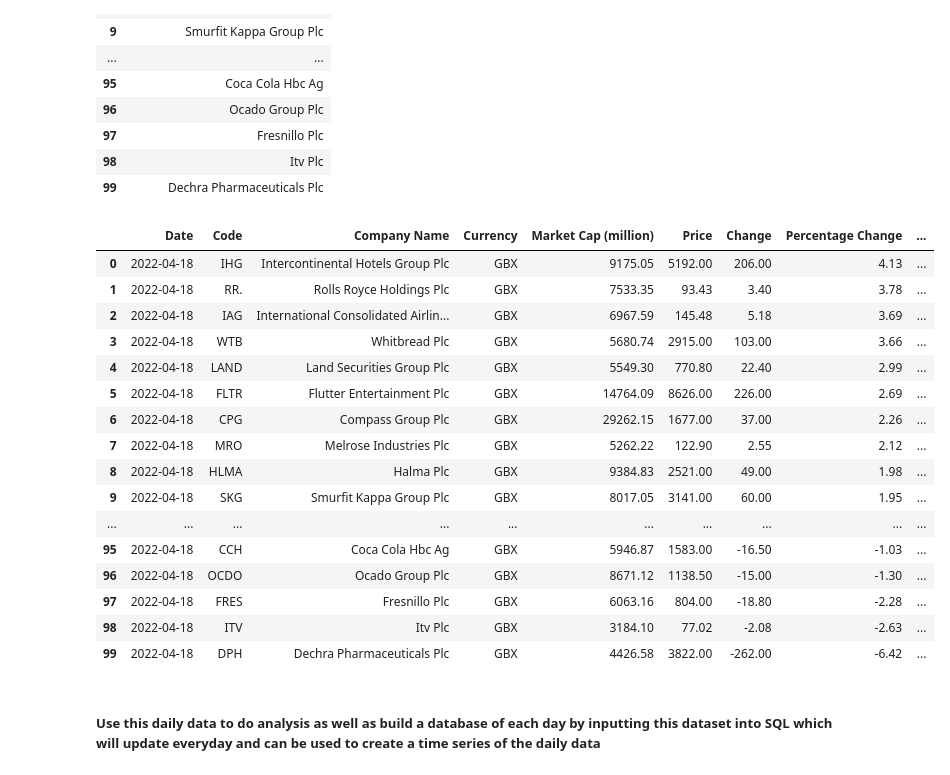
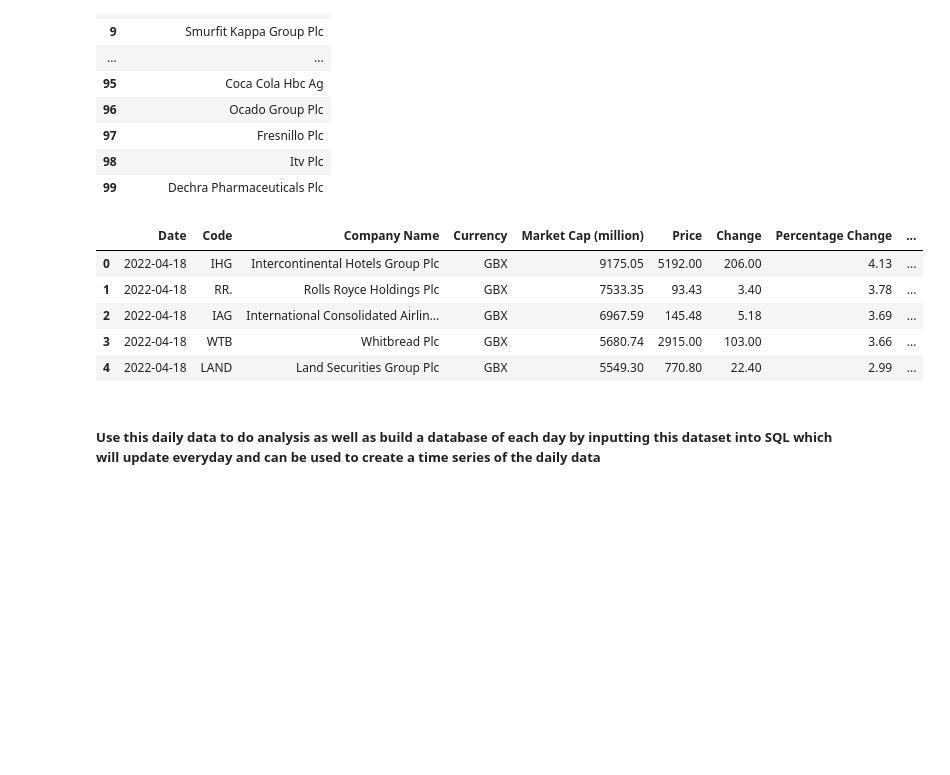
Before and after one commit to aaAbdulkadir/DataPortfolio, a Jupyter notebook: beautifulsoup.ipynb, the cells around one changed output. Drawn from its saved outputs; the diff is of its cells as text; code cells hidden in the pictures; blank space fills up the shorter version.

```diff
--- a/beautifulsoup.ipynb
+++ b/beautifulsoup.ipynb
@@ -463,25 +463,14 @@ pd.DataFrame([rename(x) for x in final_link_list])
 | 99 | Dechra Pharmaceuticals Plc |
 # %%
 daily_FTSE['Company Name'] = pd.DataFrame([rename(x) for x in final_link_list])
-daily_FTSE
+daily_FTSE.head(5)
 # %% [output]
 |  | Date | Code | Company Name | Currency | Market Cap (million) | Price | Change | Percentage Change | ... |
 | 0 | 2022-04-18 | IHG | Intercontinental Hotels Group Plc | GBX | 9175.05 | 5192.00 | 206.00 | 4.13 | ... |
 | 1 | 2022-04-18 | RR. | Rolls Royce Holdings Plc | GBX | 7533.35 | 93.43 | 3.40 | 3.78 | ... |
 | 2 | 2022-04-18 | IAG | International Consolidated Airlin... | GBX | 6967.59 | 145.48 | 5.18 | 3.69 | ... |
 | 3 | 2022-04-18 | WTB | Whitbread Plc | GBX | 5680.74 | 2915.00 | 103.00 | 3.66 | ... |
 | 4 | 2022-04-18 | LAND | Land Securities Group Plc | GBX | 5549.30 | 770.80 | 22.40 | 2.99 | ... |
-| 5 | 2022-04-18 | FLTR | Flutter Entertainment Plc | GBX | 14764.09 | 8626.00 | 226.00 | 2.69 | ... |
-| 6 | 2022-04-18 | CPG | Compass Group Plc | GBX | 29262.15 | 1677.00 | 37.00 | 2.26 | ... |
-| 7 | 2022-04-18 | MRO | Melrose Industries Plc | GBX | 5262.22 | 122.90 | 2.55 | 2.12 | ... |
-| 8 | 2022-04-18 | HLMA | Halma Plc | GBX | 9384.83 | 2521.00 | 49.00 | 1.98 | ... |
-| 9 | 2022-04-18 | SKG | Smurfit Kappa Group Plc | GBX | 8017.05 | 3141.00 | 60.00 | 1.95 | ... |
-| ... | ... | ... | ... | ... | ... | ... | ... | ... | ... |
-| 95 | 2022-04-18 | CCH | Coca Cola Hbc Ag | GBX | 5946.87 | 1583.00 | -16.50 | -1.03 | ... |
-| 96 | 2022-04-18 | OCDO | Ocado Group Plc | GBX | 8671.12 | 1138.50 | -15.00 | -1.30 | ... |
-| 97 | 2022-04-18 | FRES | Fresnillo Plc | GBX | 6063.16 | 804.00 | -18.80 | -2.28 | ... |
-| 98 | 2022-04-18 | ITV | Itv Plc | GBX | 3184.10 | 77.02 | -2.08 | -2.63 | ... |
-| 99 | 2022-04-18 | DPH | Dechra Pharmaceuticals Plc | GBX | 4426.58 | 3822.00 | -262.00 | -6.42 | ... |
 # %% [markdown]
 ##### Use this daily data to do  analysis as well as build a database of each day by inputting this dataset into SQL which will update everyday and can be used to create a time series of the daily data
 # %%
```
Also changed, not shown: parts of 47 cells of this notebook.
